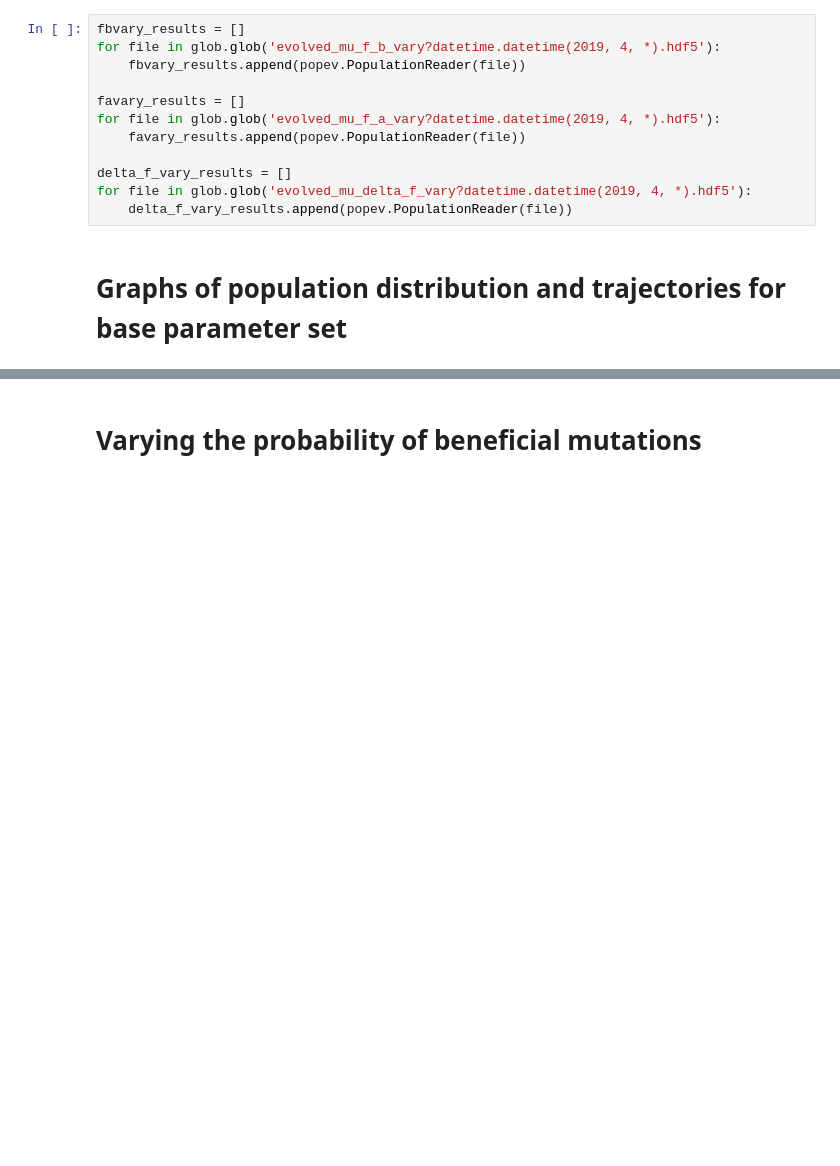
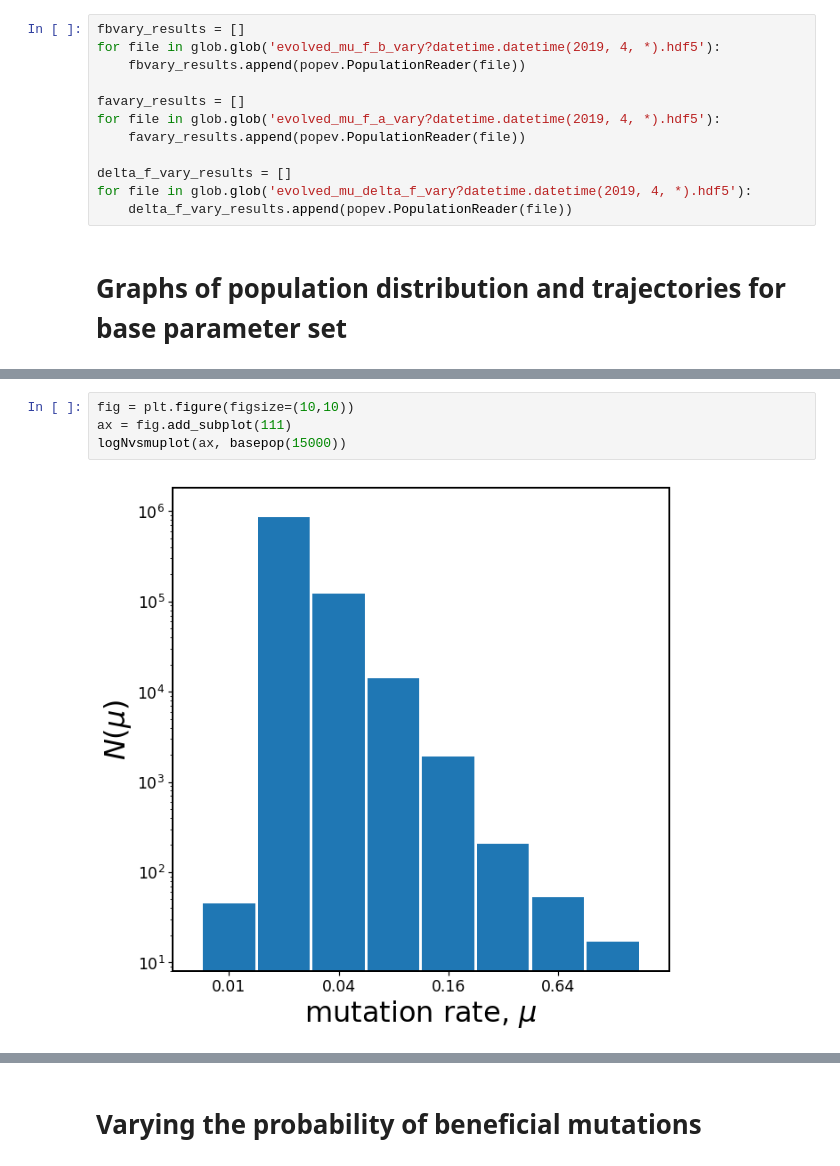
Before and after one commit to nicholas-sherer/Population-Evolution-Project-Source-Code, a Jupyter notebook: Plots related to the traveling wave regime.ipynb, the cells around one changed output, grey strips where cells are left out. Drawn from its saved outputs; the diff is of its cells as text; blank space fills up the shorter version.

```diff
--- a/Plots related to the traveling wave regime.ipynb
+++ b/Plots related to the traveling wave regime.ipynb
@@ -78,0 +101,6 @@ print('The parameters of the base population are delta_f: {},'
+# %%
+fig = plt.figure(figsize=(10,10))
+ax = fig.add_subplot(111)
+logNvsmuplot(ax, basepop(15000))
+# %% [output]
+[figure, added]
```
Also changed, not shown: parts of 20 cells of this notebook.
